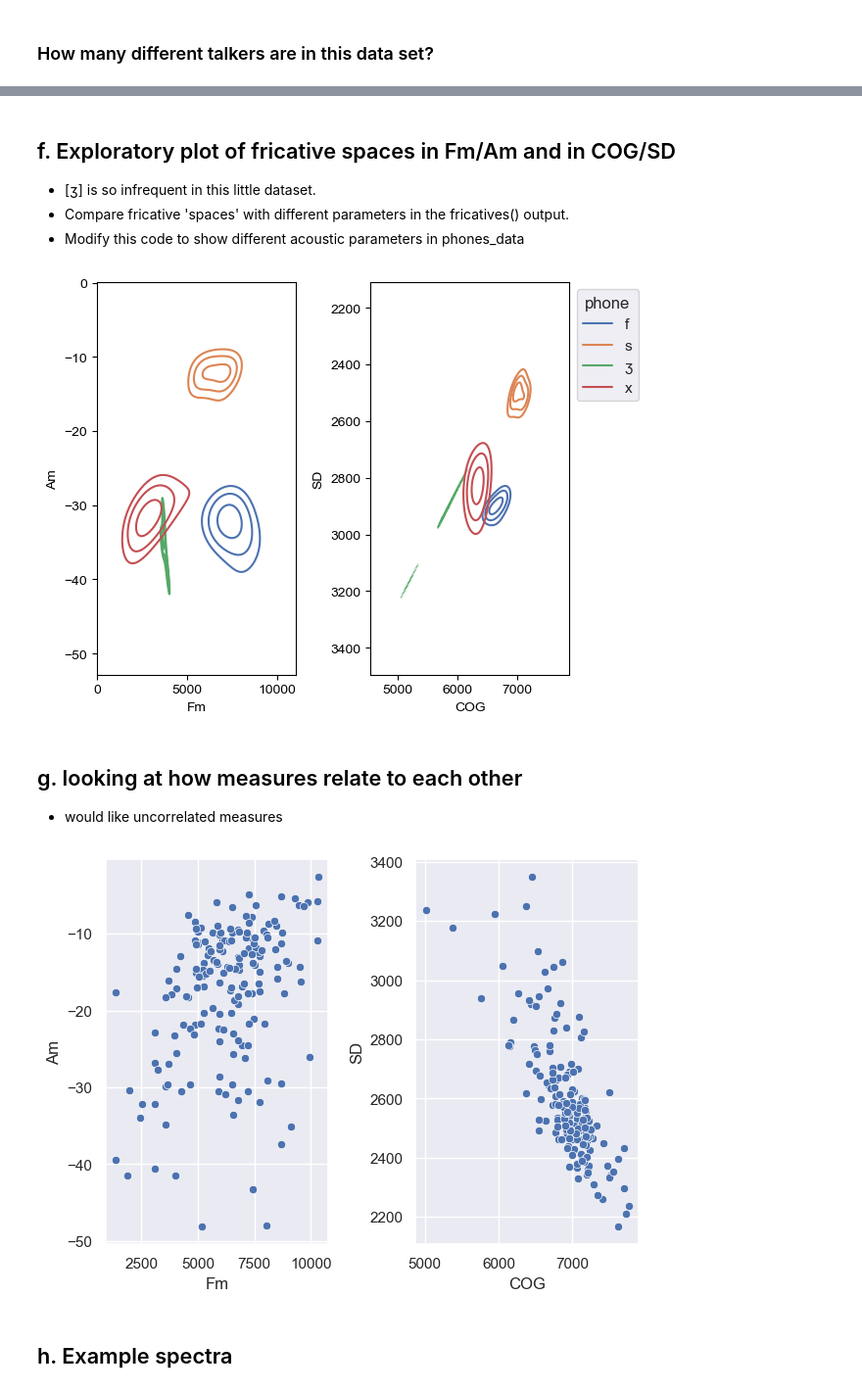
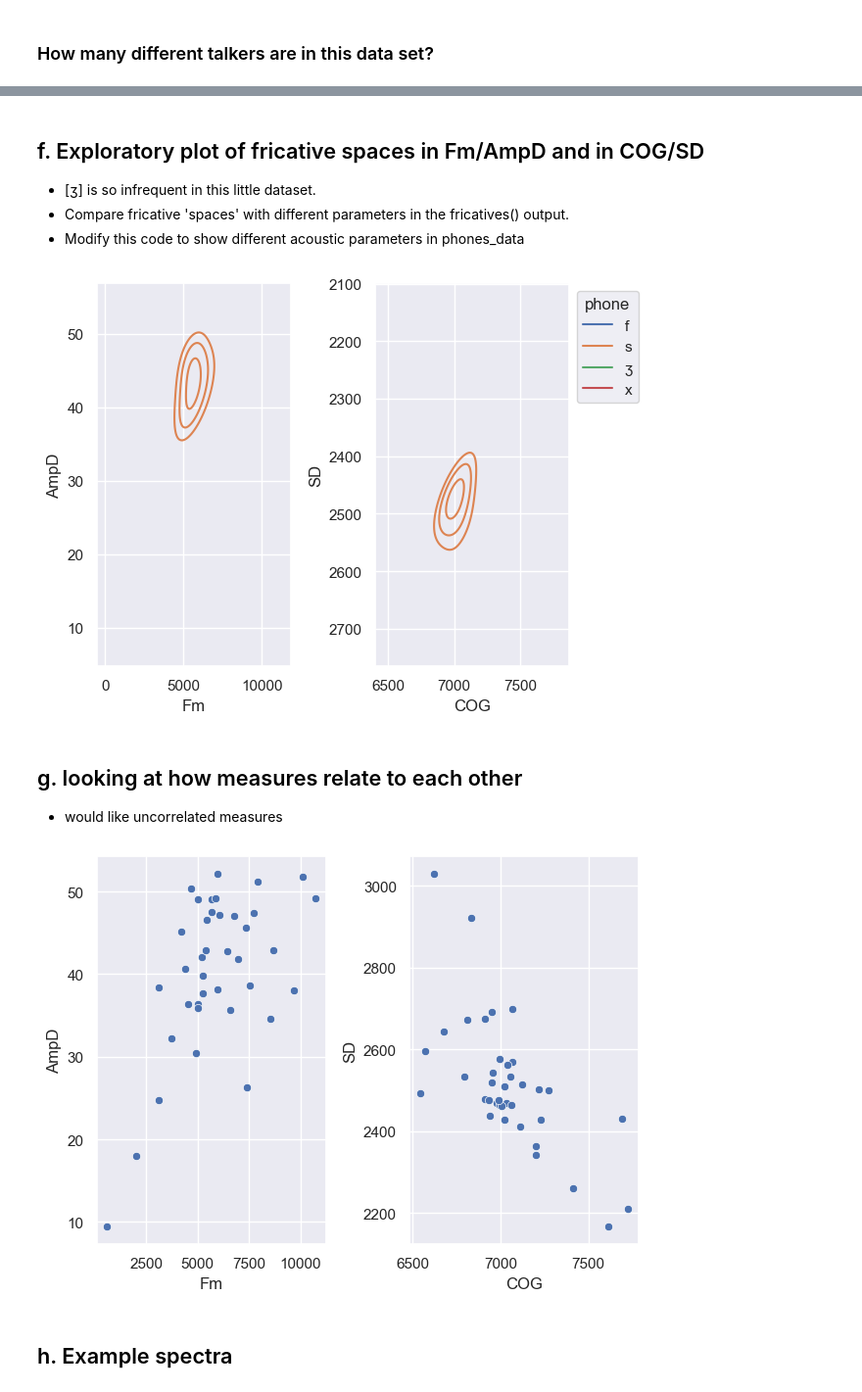
Before and after one commit to obergmartin/phonlab, a Jupyter notebook: examples/5_Dimex_fricatives.ipynb, the cells around one changed output, grey strips where cells are left out. Shown at 98% size. Cells and saved outputs as stored; diff of their text form; code cells hidden in the pictures.

Commit message:
update examples 1-5

```diff
--- a/examples/5_Dimex_fricatives.ipynb
+++ b/examples/5_Dimex_fricatives.ipynb
@@ -30,7 +30,7 @@ print(phon.__version__)
 folder = os.getcwd()
 print(folder)  ## just so you know where we will be looking for the corpus
 
-path_to_corpus = Path('./dimex')
+path_to_corpus = Path('../phonlab/data/example_audio/dimex')
 
 corpus_list = dir_to_df(path_to_corpus,
                fnpat = r'(?P<subj>s\d\d\d)(?P<sentence>\d+)\.wav',    # use a regular expression to parse the filename
@@ -70,7 +69,7 @@ corpus_list.head()
 phone_set = ['f','s','Z','x']  # all work below will be limited to these labels in the phn files
 
 # phones_data is an output dataframe - started here by naming the columns
-phones_data = pd.DataFrame(columns=("speaker","gender","sentence","phone","time","dur","Fm","FmB","Am","mode","COG","SD","Skew","Kurtosis"))
+phones_data = pd.DataFrame(columns=("speaker","gender","sentence","phone","time","dur","Fm","AmpD","Fsec","mode","COG","SD","Skew","Kurtosis"))
 
 old_speaker = ""   # keep track so we can print a progress message as the corpus is analyzed
 preemph = 0.96  # a spectral tilt value to add a 6bB per octive tilt
@@ -105,11 +104,11 @@ for row in corpus_list.itertuples():   # loop through all of the wav files
     for phone,mid,dur in zip(df['label'],df['midpt'],df['dur']):   # look at each fricative in the file
 
         # take the measurements
-        (Fm,FmB,Am,mode,COG,SD,Skew,Kurtosis,spec,freq) = phon.fricative(x2,fs,mid)
+        Fm,Am,AmpD,Fsec,Asec,mode,COG,SD,Skew,Kurtosis,spec,freq = phon.fricative(x2,fs,mid)
 
         # keep the measurements in the results dataframe
         phones_data.loc[len(phones_data.index)] = [row.subj,row.gender,row.sentence,phone,mid,
-                                                   dur,Fm,FmB,Am,mode,COG,SD,Skew,Kurtosis]
+                                                   dur,Fm,AmpD,Fsec,mode,COG,SD,Skew,Kurtosis]
 
         if phone=='f':  # keep spectral amplitudes for example spectra later
             f_spec = spec  # the example spectra are just the last instances of the
@@ -202,5 +199,5 @@ phones_data['speaker'].unique()
 # %% [markdown]
-## f. Exploratory plot of fricative spaces in Fm/Am and in COG/SD
+## f. Exploratory plot of fricative spaces in Fm/AmpD and in COG/SD
 
 * [ʒ] is so infrequent in this little dataset.
 * Compare fricative 'spaces' with different parameters in the fricatives() output.
@@ -213,7 +210,7 @@ sns.set_theme()
 fric_hue_order = ['f','s','ʒ','x']
 l = [0.75,0.85,0.95]
 
-sns.kdeplot(data=phones_data,x="Fm", y="Am", levels=l,hue="phone",
+sns.kdeplot(data=phones_data,x="Fm", y="AmpD", levels=l,hue="phone",
             hue_order=fric_hue_order, common_norm=False, cut=1, ax=axs[0], legend=False)
 
 sns.kdeplot(data=phones_data,x="COG", y="SD", levels=l, hue="phone",
@@ -225,18 +222,18 @@ fig1.tight_layout()
 
 #  fig1.savefig("dimex_spaces.png", dpi=300.0, pad_inches=0.1)
 # %% [output]
-[figure, old version]
+[figure, new version]
 # %% [markdown]
 ## g. looking at how measures relate to each other
 
 - would like uncorrelated measures
 # %%
 fig, axs = plt.subplots(ncols=2)
-sns.scatterplot(data=phones_data,x="Fm",y="Am",ax=axs[0])
+sns.scatterplot(data=phones_data,x="Fm",y="AmpD",ax=axs[0])
 sns.scatterplot(data=phones_data,x="COG",y="SD",ax=axs[1])
 fig.tight_layout()
 # %% [output]
-[figure, old version]
+[figure, new version]
 # %% [markdown]
 ## h. Example spectra
 # %%
```
Also changed, not shown: parts of 8 cells of this notebook, 6 other files.
